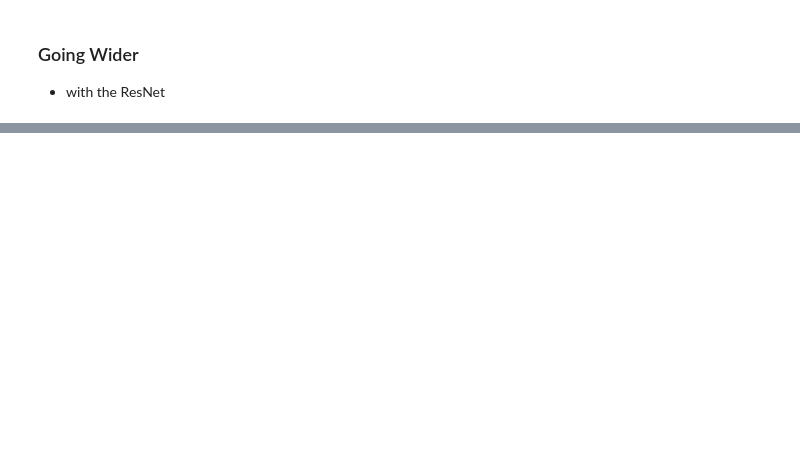
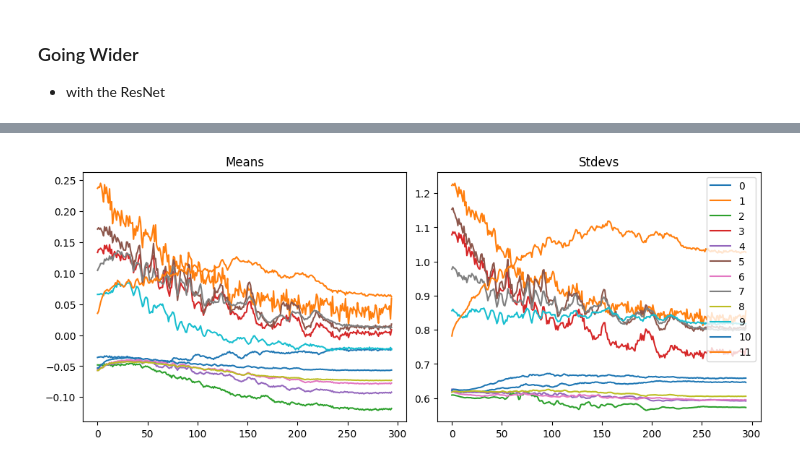
Before and after one commit to mtm-007/Deep-Learing-from-the-foundation-and-GEN_AI, a Jupyter notebook: augumentation.ipynb, the cells around one changed output, grey strips where cells are left out. Saved outputs shown, nothing was run; the diff lists cells and outputs as text; code cells hidden in the pictures; blank space fills up the shorter version.

```diff
--- a/augumentation.ipynb
+++ b/augumentation.ipynb
@@ -87,0 +121,5 @@ learn.fit(epochs)
+# %%
+
+astats.plot_stats()
+# %% [output]
+[figure, added]
```
Also changed, not shown: parts of 33 cells of this notebook, 1 other file.
